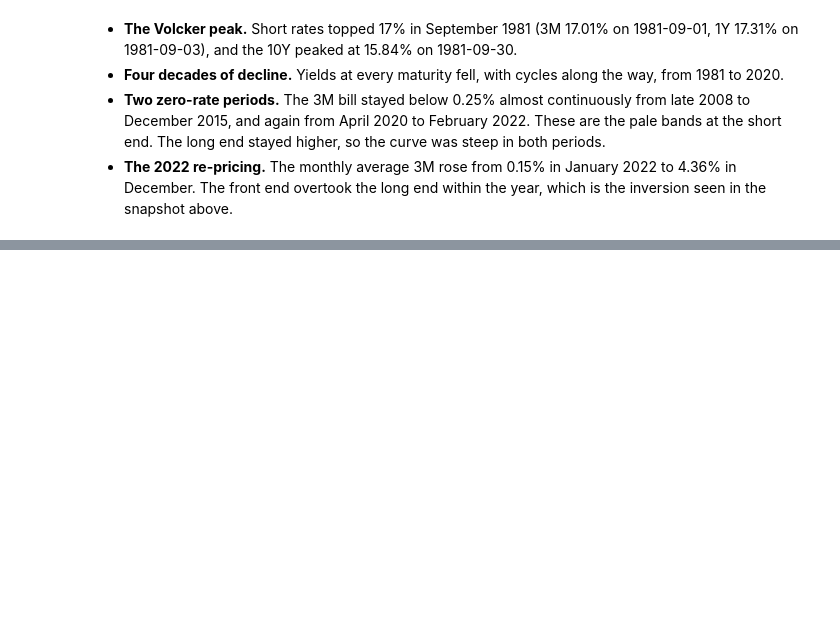
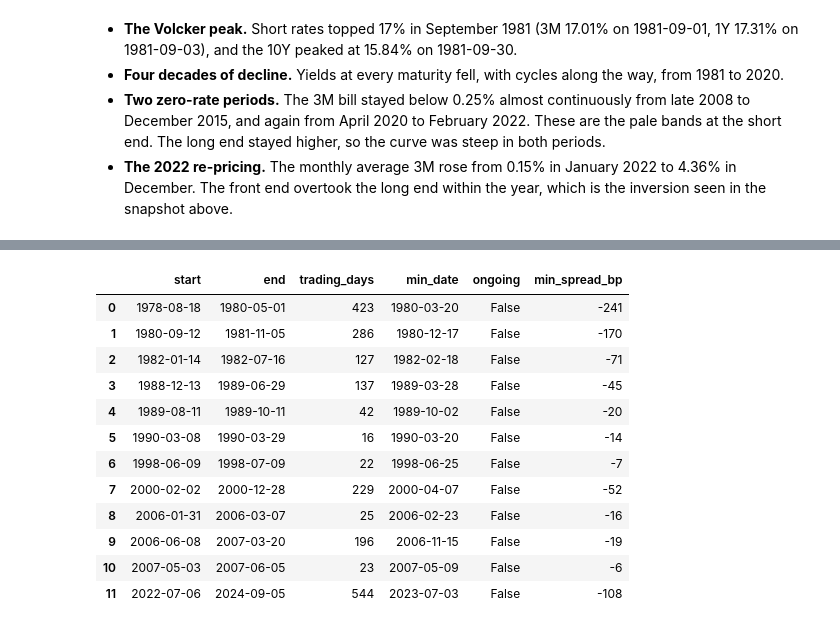
Before and after one commit to Markkndr/yield-curve-lab, a Jupyter notebook: notebooks/01_eda.ipynb, the cells around one changed output, grey strips where cells are left out. Cells and saved outputs as stored; diff of their text form; code cells hidden in the pictures; blank space fills up the shorter version.

```diff
--- a/notebooks/01_eda.ipynb
+++ b/notebooks/01_eda.ipynb
@@ -121,0 +148,23 @@ plots.yield_heatmap(yields)
+# %%
+def episode_table(spread):
+    episodes = spreads.find_inversions(spread)
+    episodes["min_spread_bp"] = (episodes.pop("min_spread") * 100).round().astype(int)
+    return episodes
+
+
+EPISODES = {label: episode_table(s) for label, s in SPREADS.items()}
+EPISODES["10Y-2Y"]
+# %% [output]
+|  | start | end | trading_days | min_date | ongoing | min_spread_bp |
+| 0 | 1978-08-18 | 1980-05-01 | 423 | 1980-03-20 | False | -241 |
+| 1 | 1980-09-12 | 1981-11-05 | 286 | 1980-12-17 | False | -170 |
+| 2 | 1982-01-14 | 1982-07-16 | 127 | 1982-02-18 | False | -71 |
+| 3 | 1988-12-13 | 1989-06-29 | 137 | 1989-03-28 | False | -45 |
+| 4 | 1989-08-11 | 1989-10-11 | 42 | 1989-10-02 | False | -20 |
+| 5 | 1990-03-08 | 1990-03-29 | 16 | 1990-03-20 | False | -14 |
+| 6 | 1998-06-09 | 1998-07-09 | 22 | 1998-06-25 | False | -7 |
+| 7 | 2000-02-02 | 2000-12-28 | 229 | 2000-04-07 | False | -52 |
+| 8 | 2006-01-31 | 2006-03-07 | 25 | 2006-02-23 | False | -16 |
+| 9 | 2006-06-08 | 2007-03-20 | 196 | 2006-11-15 | False | -19 |
+| 10 | 2007-05-03 | 2007-06-05 | 23 | 2007-05-09 | False | -6 |
+| 11 | 2022-07-06 | 2024-09-05 | 544 | 2023-07-03 | False | -108 |
```
Also changed, not shown: parts of 9 cells of this notebook, 5 other files.
